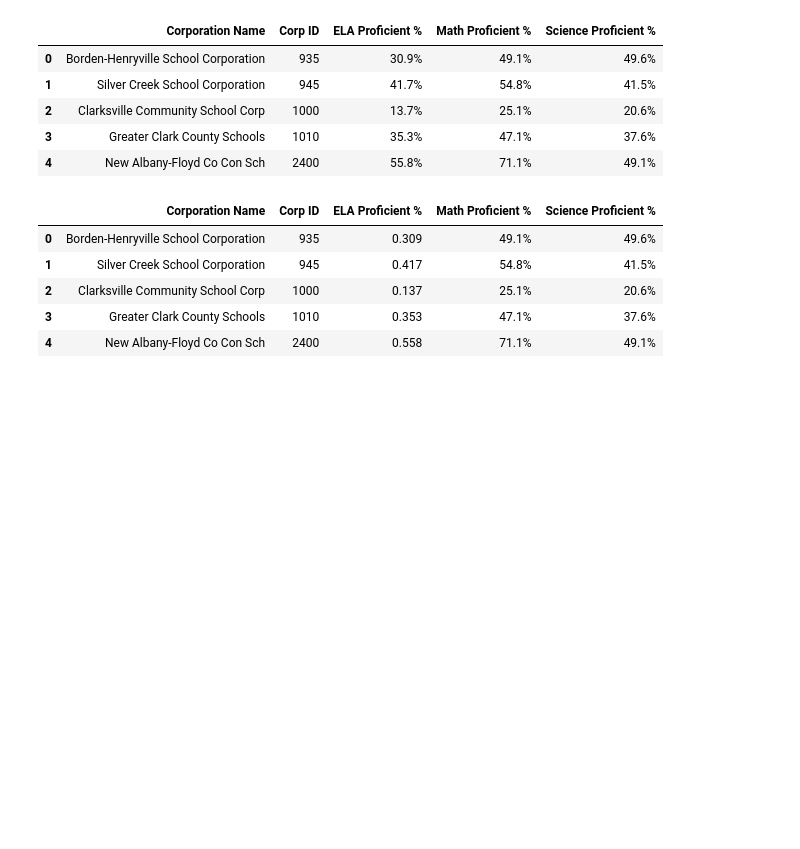
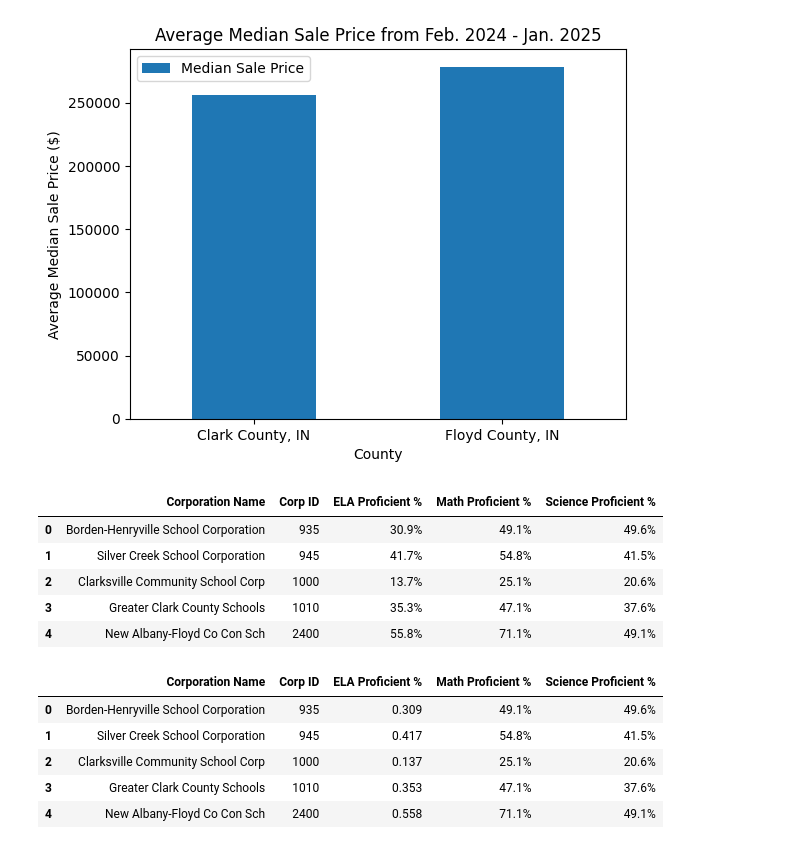
Before and after one commit to RachTheRad/SoIN_Housing_Analysis, a Jupyter notebook: HA_Cap_NB3.ipynb, the cells around one changed output. Drawn from its saved outputs; the diff is of its cells as text; code cells hidden in the pictures; blank space fills up the shorter version.

```diff
--- a/HA_Cap_NB3.ipynb
+++ b/HA_Cap_NB3.ipynb
@@ -116,3 +75,8 @@ fig.show()
+# %%
+#bar chart showing average Median Ppsf for
+ax1 = average_saleprice.plot.bar(x='Region', y='Median Sale Price', rot=0, xlabel='County', ylabel='Average Median Sale Price ($)', title="Average Median Sale Price from Feb. 2024 - Jan. 2025")
+# %% [output]
+[figure, added]
 # %%
 #read in ilearn data
 ilearnG3df = pd.read_csv('ilearnG3df.csv')
```
Also changed, not shown: parts of 23 cells of this notebook.
